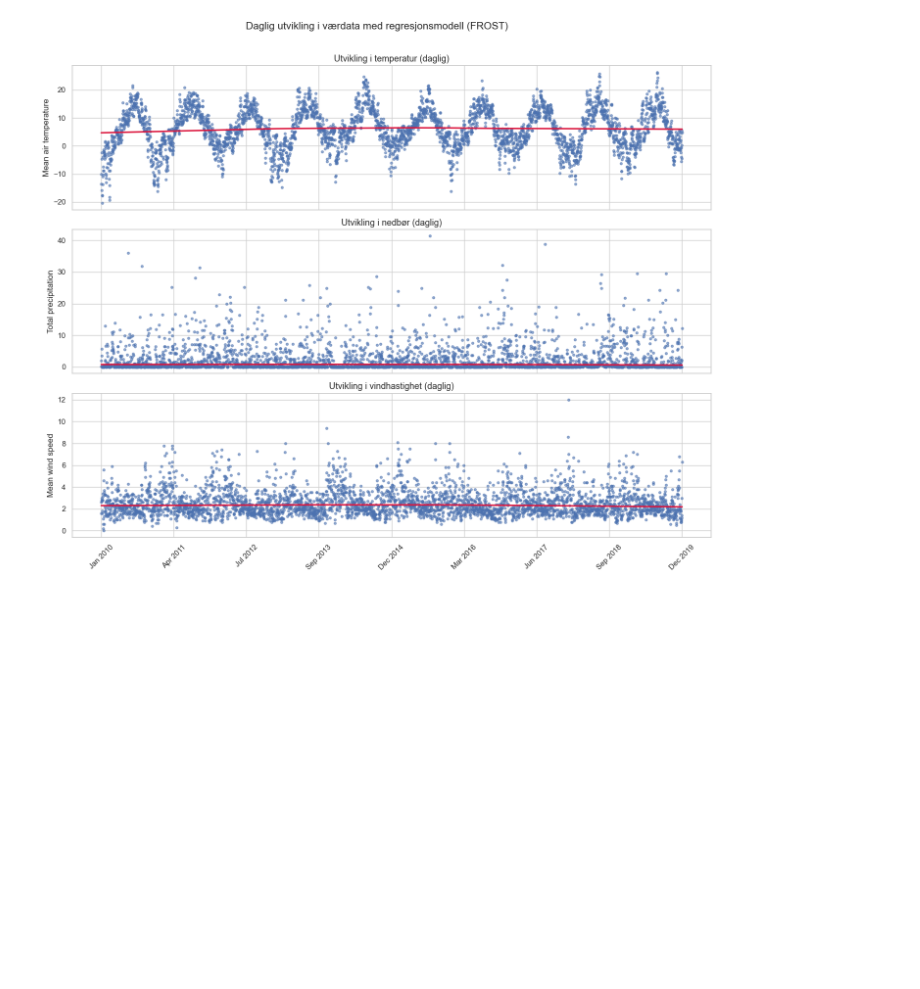
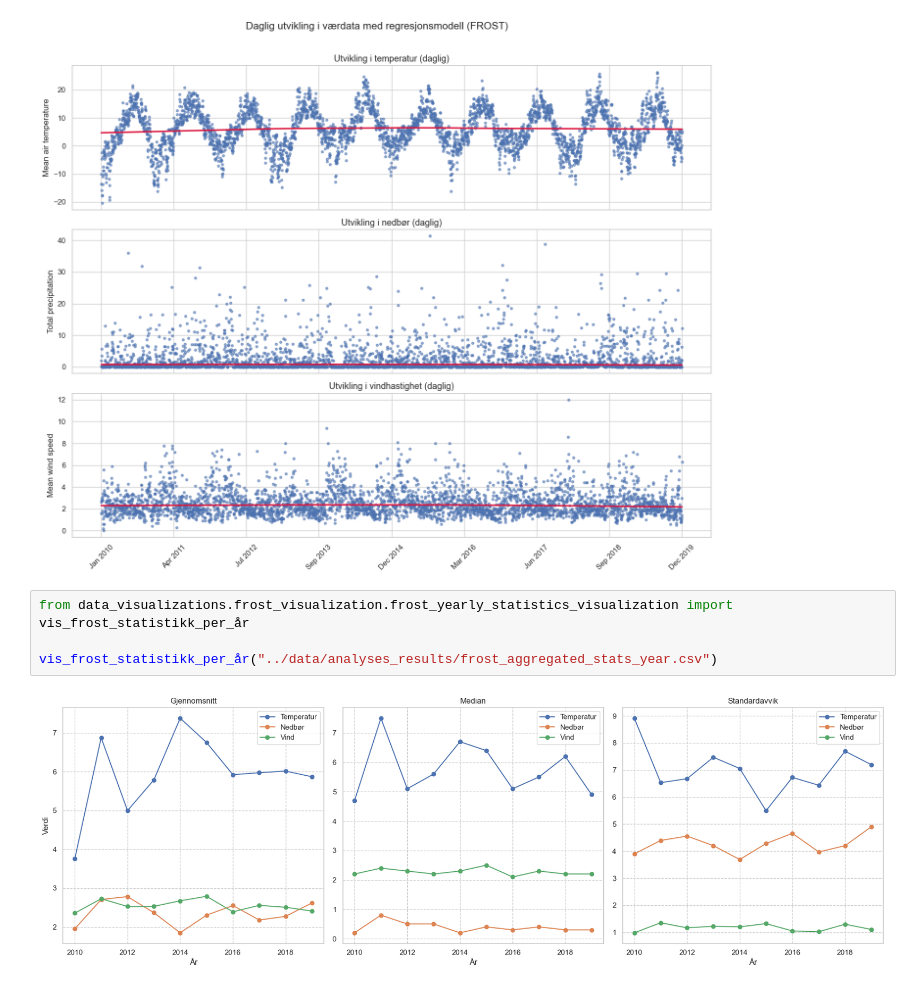
Before and after one commit to andsamfu/prosjekt_miljodataanalyse, a Jupyter notebook: notebooks/02_data_analysis_and_visualisation.ipynb, the cells around one changed output. Saved outputs shown, nothing was run; the diff lists cells and outputs as text; blank space fills up the shorter version.

Commit message:
Endret Nilu visualiseringer til funksjoner

```diff
--- a/notebooks/02_data_analysis_and_visualisation.ipynb
+++ b/notebooks/02_data_analysis_and_visualisation.ipynb
@@ -66,3 +66,9 @@ from data_visualizations.frost_visualization.daily_weather_trend_regression impo
 plot_weather_components("../data/clean/frost.db")
 # %% [output]
 [figure]
+# %%
+from data_visualizations.frost_visualization.frost_yearly_statistics_visualization import vis_frost_statistikk_per_år
+
+vis_frost_statistikk_per_år("../data/analyses_results/frost_aggregated_stats_year.csv")
+# %% [output]
+[figure, added]
```
Also changed, not shown: parts of 12 cells of this notebook, 7 other files.
